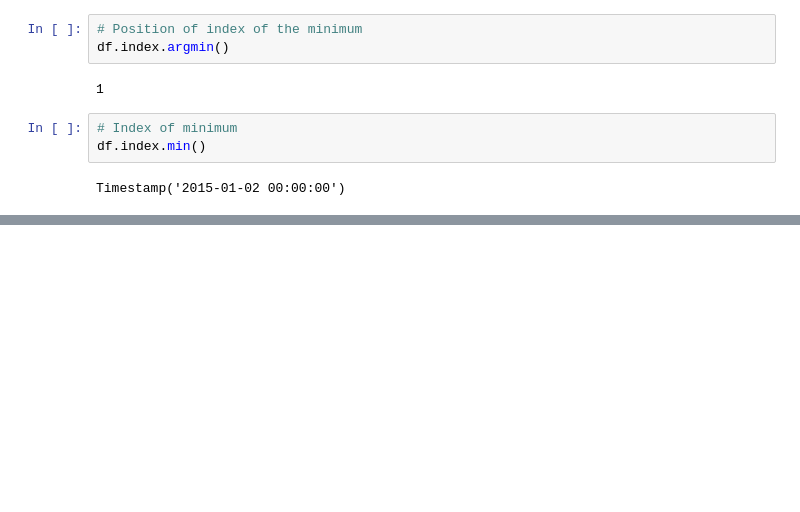
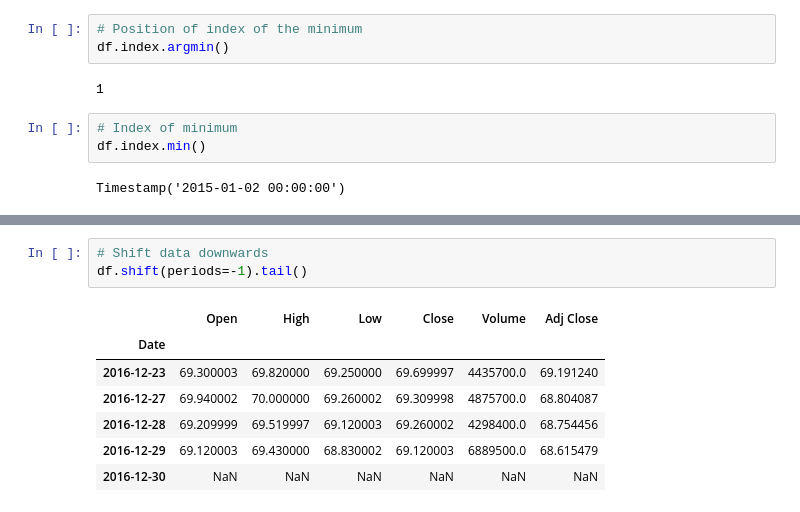
Before and after one commit to rmanaem/py4datasci, a Jupyter notebook: notebooks/time series with pandas.ipynb, the cells around one changed output, grey strips where cells are left out. Drawn from its saved outputs; the diff is of its cells as text; blank space fills up the shorter version.

```diff
--- a/notebooks/time series with pandas.ipynb
+++ b/notebooks/time series with pandas.ipynb
@@ -188,0 +212,11 @@ df['Close'].resample('Q').mean().plot(kind='bar', figsize=(10,4))
+# %%
+# Shift data downwards
+df.shift(periods=-1).tail()
+# %% [output]
+|  | Open | High | Low | Close | Volume | Adj Close |
+| Date |  |  |  |  |  |  |
+| 2016-12-23 | 69.300003 | 69.820000 | 69.250000 | 69.699997 | 4435700.0 | 69.191240 |
+| 2016-12-27 | 69.940002 | 70.000000 | 69.260002 | 69.309998 | 4875700.0 | 68.804087 |
+| 2016-12-28 | 69.209999 | 69.519997 | 69.120003 | 69.260002 | 4298400.0 | 68.754456 |
+| 2016-12-29 | 69.120003 | 69.430000 | 68.830002 | 69.120003 | 6889500.0 | 68.615479 |
+| 2016-12-30 | NaN | NaN | NaN | NaN | NaN | NaN |
```
Also changed, not shown: parts of 22 cells of this notebook.
